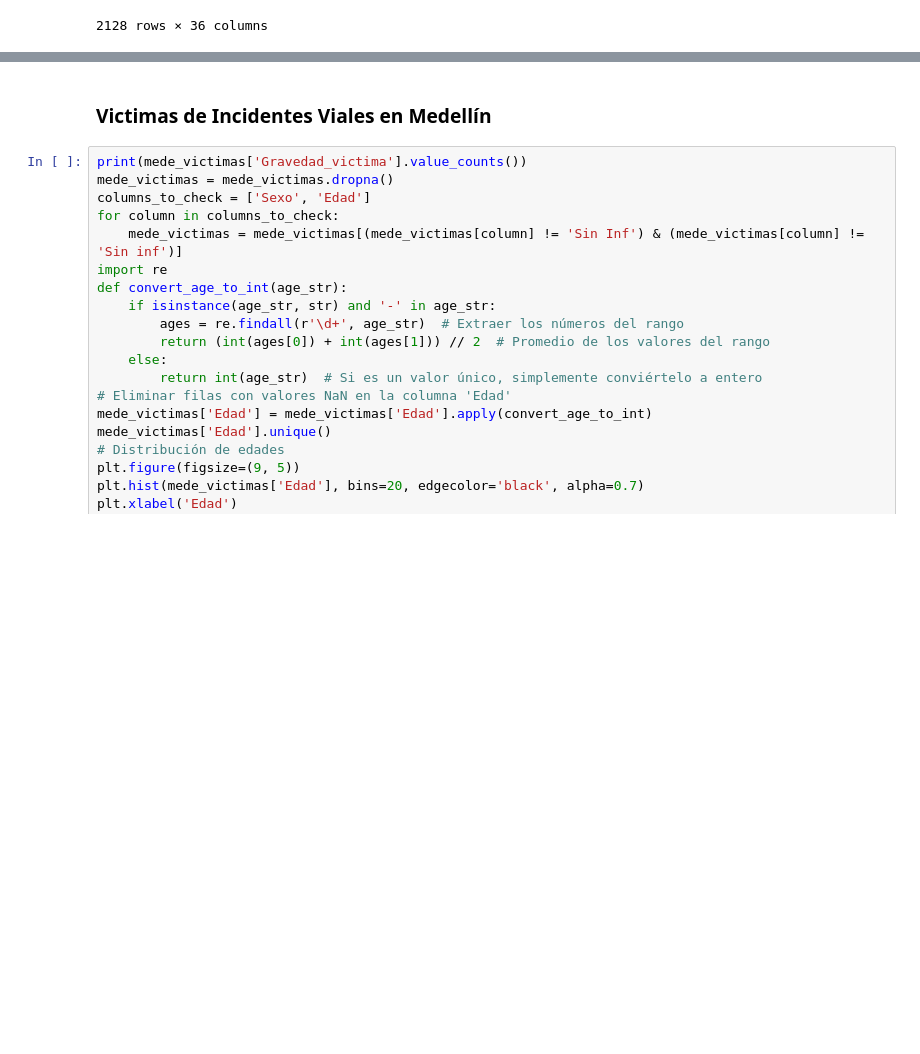
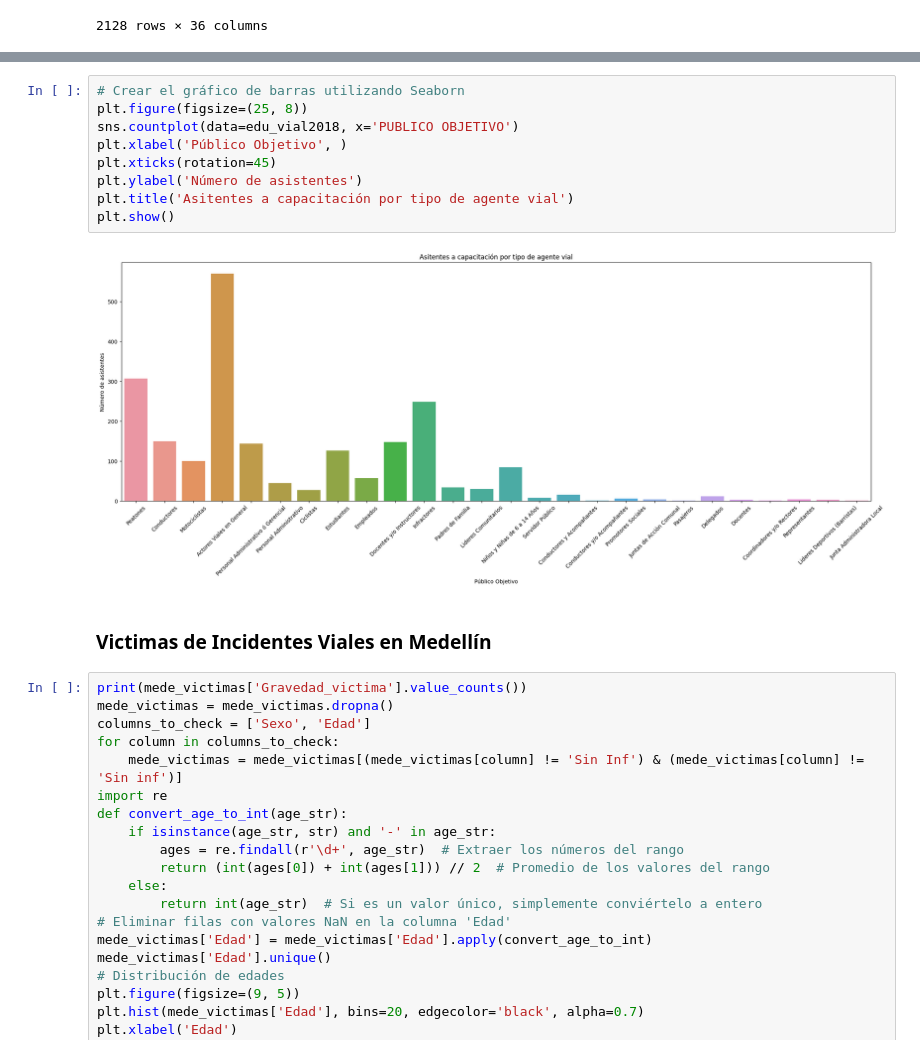
Before and after one commit to SebasMora28/Proyecto_analitica_aplicada, a Jupyter notebook: data_exploration.ipynb, the cells around one changed output, grey strips where cells are left out. Saved outputs shown, nothing was run; the diff lists cells and outputs as text; blank space fills up the shorter version.

Commit message:
Avances exploración edu_vial2018

```diff
--- a/data_exploration.ipynb
+++ b/data_exploration.ipynb
@@ -209,3 +222,14 @@ edu_vial2018
+# %%
+# Crear el gráfico de barras utilizando Seaborn
+plt.figure(figsize=(25, 8))
+sns.countplot(data=edu_vial2018, x='PUBLICO OBJETIVO')
+plt.xlabel('Público Objetivo', )
+plt.xticks(rotation=45)
+plt.ylabel('Número de asistentes')
+plt.title('Asitentes a capacitación por tipo de agente vial')
+plt.show()
+# %% [output]
+[figure, added]
 # %% [markdown]
 ### Victimas de Incidentes Viales en Medellín
 # %%
```
Also changed, not shown: parts of 3 cells of this notebook.
